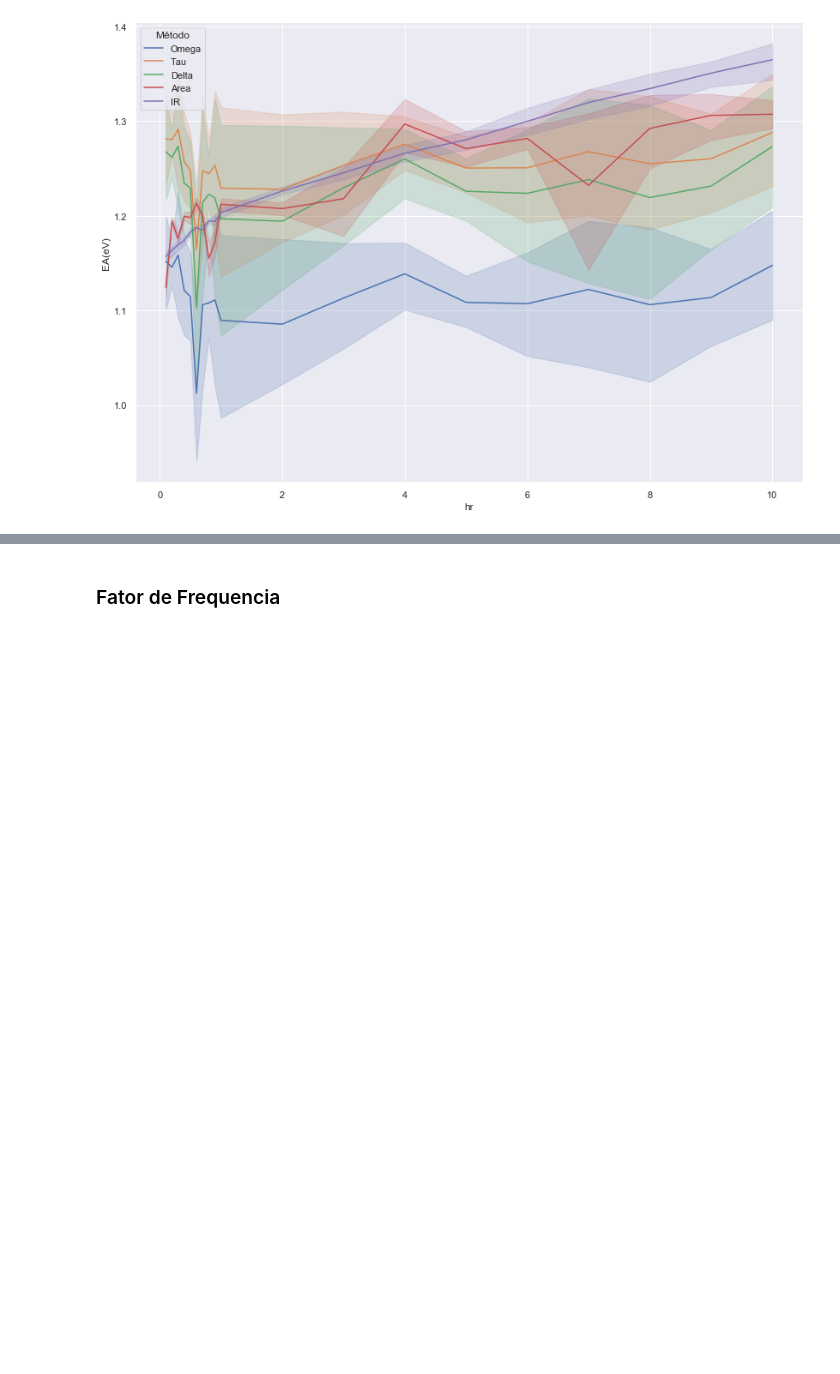
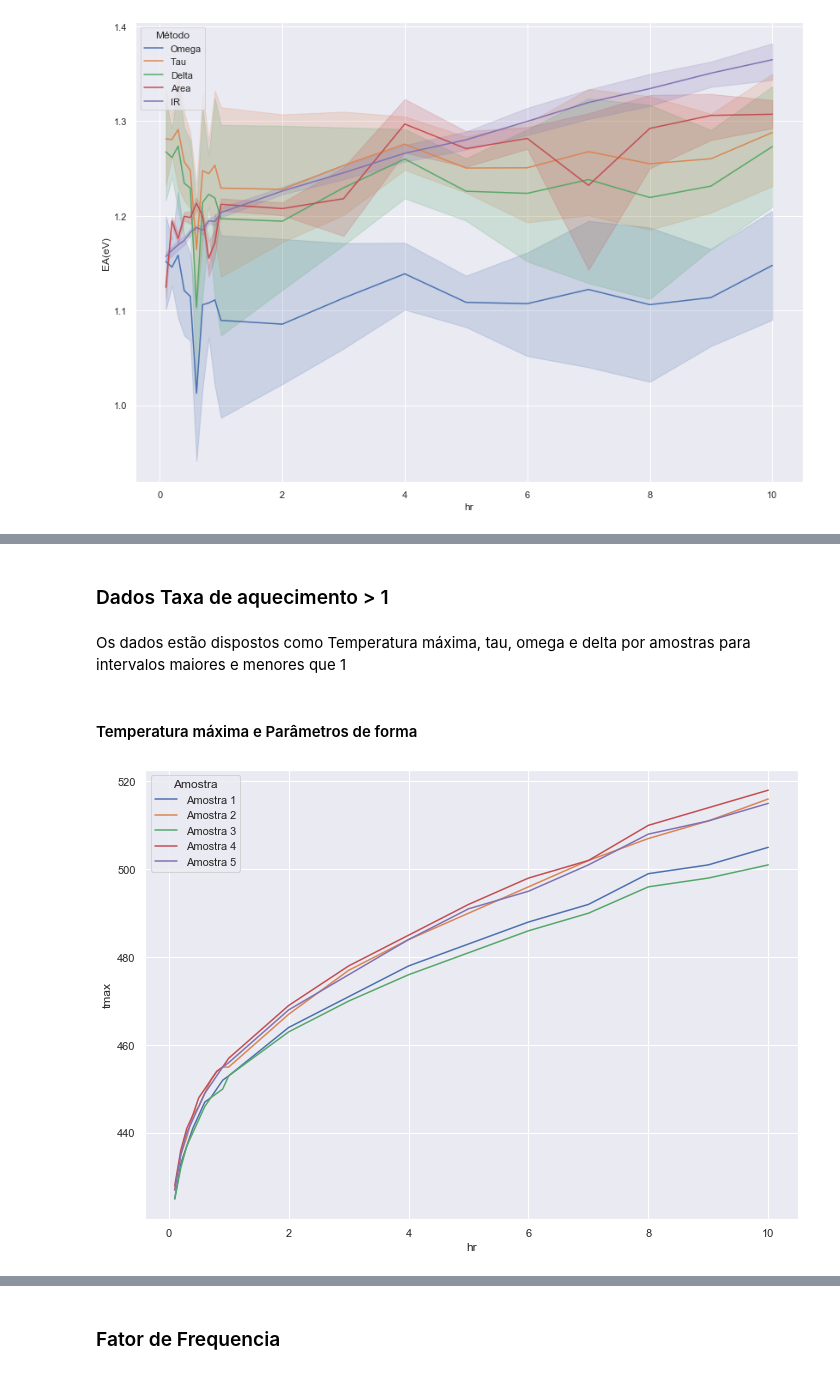
Before and after one commit to aluiztasil/Project-Lumia, a Jupyter notebook: Notebooks/Mestrado - Project Lumia.ipynb, the cells around one changed output, grey strips where cells are left out. Cells and saved outputs as stored; diff of their text form; code cells hidden in the pictures; blank space fills up the shorter version.

```diff
--- a/Notebooks/Mestrado - Project Lumia.ipynb
+++ b/Notebooks/Mestrado - Project Lumia.ipynb
@@ -1511,0 +1516,9 @@ Saving figure Plot com incerteza
+# %%
+amostras = ['Amostra 1','Amostra 2','Amostra 3', 'Amostra 4', 'Amostra 5']*19
+shape_data = extract_pshape(data)
+shape_data['Amostra'] = amostras
+shape_data['hr'] = heat_rate
+shape_data[['tmax','t1','t2']]+=25
+shape_data['omega'] = shape_data['t2']-shape_data['t1']
+shape_data['tau'] = shape_data['tmax']-shape_data['t1']
+shape_data['delta'] = shape_data['t2']-shape_data['tmax']
@@ -1511,0 +1548,12 @@ Saving figure Plot com incerteza
+# %%
+sns.set(rc={'figure.figsize':(11.7,8.27)})
+# %% [markdown]
+### Dados Taxa de aquecimento > 1
+# %% [markdown]
+Os dados estão dispostos como Temperatura máxima, tau, omega e delta por amostras para intervalos maiores e menores que 1
+# %% [markdown]
+#### Temperatura máxima e Parâmetros de forma
+# %%
+img = sns.lineplot(x='hr',y='tmax',hue='Amostra',data=shape_data)
+# %% [output]
+[figure, added]
```
Also changed, not shown: parts of 42 cells of this notebook.
